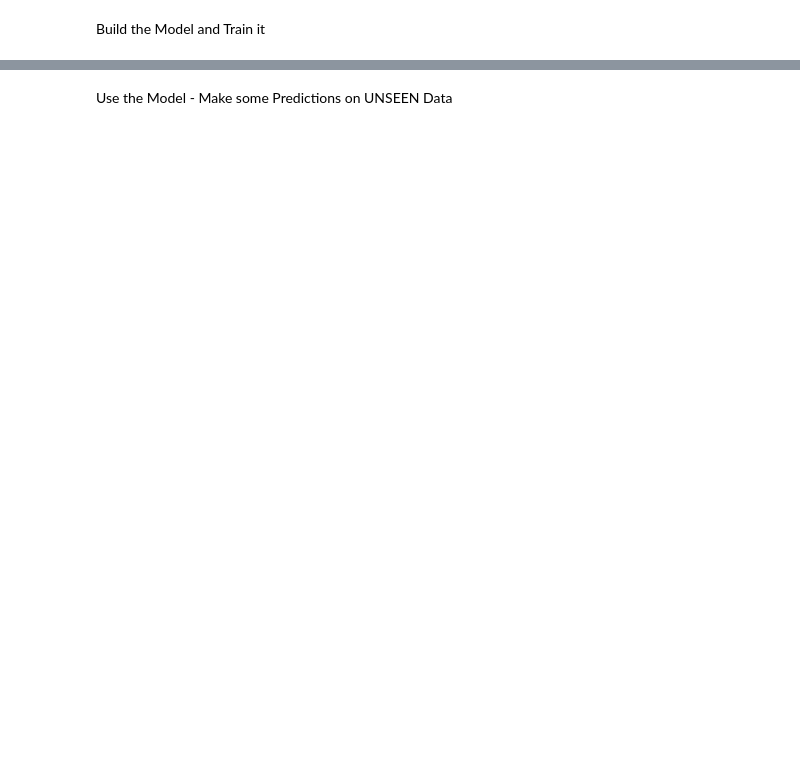
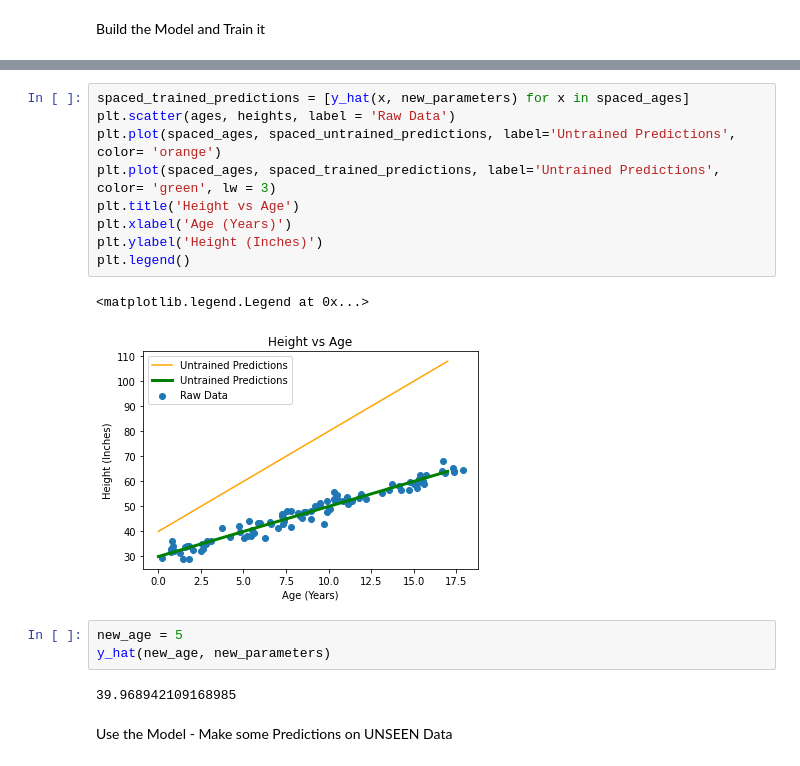
Before and after one commit to nishatfarzana86/Electricity-Billing-System, a Jupyter notebook: Nishat's_First_ML_Project_Simple_Linear_Regression.ipynb, the cells around one changed output, grey strips where cells are left out. Cells and saved outputs as stored; diff of their text form; blank space fills up the shorter version.

```diff
--- a/Nishat's_First_ML_Project_Simple_Linear_Regression.ipynb
+++ b/Nishat's_First_ML_Project_Simple_Linear_Regression.ipynb
@@ -112,2 +163,19 @@ Build the Model and Train it
+# %%
+spaced_trained_predictions = [y_hat(x, new_parameters) for x in spaced_ages]
+plt.scatter(ages, heights, label = 'Raw Data')
+plt.plot(spaced_ages, spaced_untrained_predictions, label='Untrained Predictions', color= 'orange')
+plt.plot(spaced_ages, spaced_trained_predictions, label='Untrained Predictions', color= 'green', lw = 3)
+plt.title('Height vs Age')
+plt.xlabel('Age (Years)')
+plt.ylabel('Height (Inches)')
+plt.legend()
+# %% [output]
+<matplotlib.legend.Legend at 0x...>
+[figure, added]
+# %%
+new_age = 5
+y_hat(new_age, new_parameters)
+# %% [output]
+39.968942109168985
 # %% [markdown]
 Use the Model - Make some Predictions on UNSEEN Data
```
Also changed, not shown: parts of 9 cells of this notebook.
